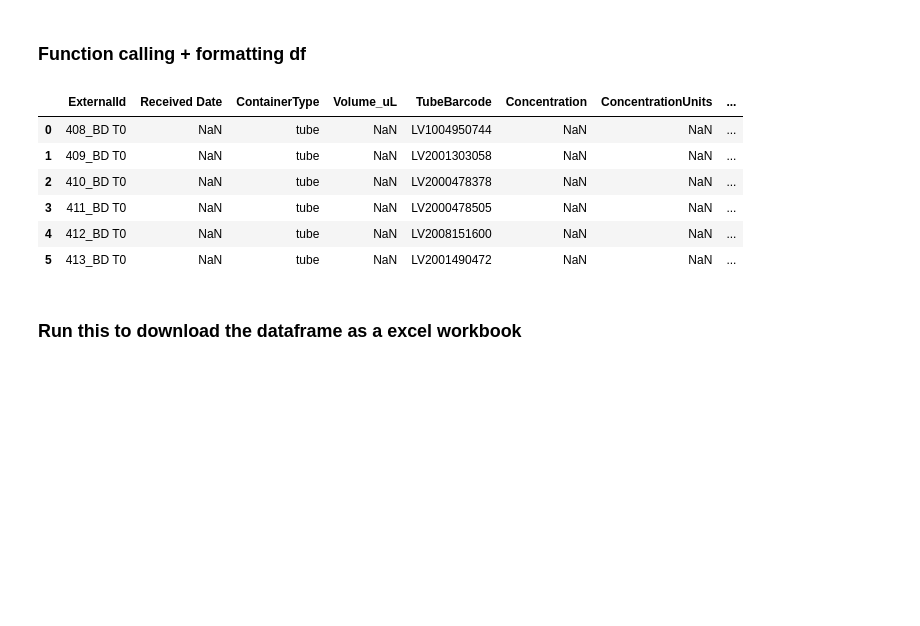
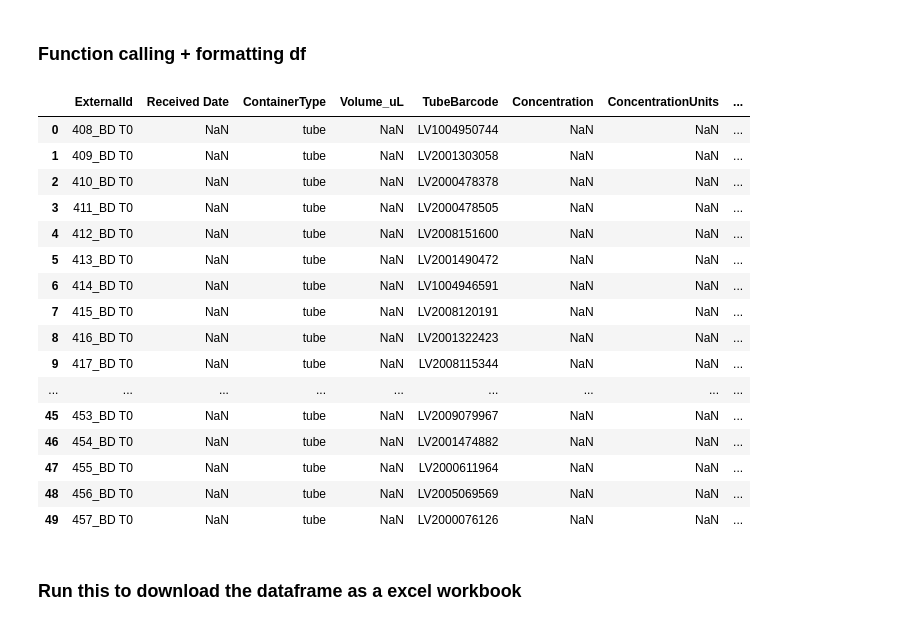
Before and after one commit to nalikapalayoor/clinical-data-cleaning-pipeline, a Jupyter notebook: raw_to_template.ipynb, the cells around one changed output. Saved outputs shown, nothing was run; the diff lists cells and outputs as text; code cells hidden in the pictures; blank space fills up the shorter version.

```diff
--- a/raw_to_template.ipynb
+++ b/raw_to_template.ipynb
@@ -88,7 +88,7 @@ biomarker_lookup = {
     "HER2": ["her2"],
     "ER": ["er", "estrogen receptor"],
     "PR": ["pr", "progesterone receptor"],
-    "FISH": ["fish"],
+    "HER2 FISH": ["fish"],
     "PDL1": ["pdl1"],
     "ALK": ["alk"],
     "ROS": ["ros"],
@@ -97,6 +97,8 @@ biomarker_lookup = {
     "PIK3CA": ["pik3ca"],
     "ESR1": ["esr1"],
     "AR": ["ar"],
+    "BRCA1": ["BRCA1"],
+    "BRCA2": ["BRCA2"]
 }
 
 pos_neg_mapping = {
@@ -213,7 +215,8 @@ def extract_menopause_status(row):
                         return clean_val
                 return "Unknown"
     return pd.NA
-'''
+
+
 # function to interpret HER2 status from complex strings
 def interpret_her2_status(val):
     """
@@ -254,6 +257,8 @@ def interpret_her2_status(val):
             return "HER2 2+ (FISH/ISH missing)"
 
     return pd.NA
+
+
 
 # function to extract and clean biomarker data from biomarker columns
 def extract_pos_neg_biomarker(row, biomarker_lookup, pos_neg_mapping):
@@ -303,7 +308,7 @@ def extract_pos_neg_biomarker(row, biomarker_lookup, pos_neg_mapping):
                 results[template_col]= mapped
 
     return results
-
+'''
 # functions to put the date and time in the correct format
 def clean_date(val):
     """
@@ -443,6 +448,7 @@ def extract_biomarkers_from_blob(blob, biomarker_lookup, pos_neg_mapping):
                                 mapped= "HER2 2+ (FISH/ISH missing)"
                         else:
                             mapped= pd.NA
+                        results['HER2 IHC']= her2_match.group(1)
                 else:
                     mapped= None
                     for label, values in pos_neg_mapping.items():
@@ -542,34 +548,44 @@ for template_col in column_mapping:
 # define columns that can be left blank if no data is present
 required_columns = [
     "Tube Barcode","Concentration Units","Single or Double Spun","Processing Method","Freeze Thaw Status","Project",
     "Matched FFPE Available","Surgery Type","Tumor Tissue Type","Other Sample Notes","Collection Site","Histology",
     "Sample Timepoint","Sample Timepoint Description","Detailed Anatomical Location","Grade","Tumor Size","TNM","Stage",
     "Stage_detailed","Morphology Code","Description of Morphology Code","Metastatic Sites","Vehicle Control","Media Conditions",
     "Additional Supplements to Media","Protocols for Harvesting Cell Lines","Menopausal Status","HER2 IHC","HER2","FISH",
     "HER2 Change from Previous Sample","ER","ER Notes","ER Status Change From Previous Sample","PR","PR Notes",
     "PR Status Change From Previous Sample","AR Notes","AR Status Change From Previous Sample","ROS","ALK","EGFR",
     "EGFR Allele Information","PDL1","KRAS","PIK3CA", "ESR1","BRCA1","BRCA2","FOLR1","Biomarker Notes","Country",
     "Gender","Race","SmokingHistory"
 ]
 
 
 
 # if a column is blank and not optional, fill with Not received
 for col in final.columns:
     if col in required_columns:
         final[col]= final[col].fillna("not received")
 
 # display the dataframe
 pd.set_option("display.max_columns",None)
-final.head(6)
+final.head(50)
 # %% [output]
 |  | ExternalId | Received Date | ContainerType | Volume_uL | TubeBarcode | Concentration | ConcentrationUnits | ... |
 | 0 | 408_BD T0 | NaN | tube | NaN | LV1004950744 | NaN | NaN | ... |
 | 1 | 409_BD T0 | NaN | tube | NaN | LV2001303058 | NaN | NaN | ... |
 | 2 | 410_BD T0 | NaN | tube | NaN | LV2000478378 | NaN | NaN | ... |
 | 3 | 411_BD T0 | NaN | tube | NaN | LV2000478505 | NaN | NaN | ... |
 | 4 | 412_BD T0 | NaN | tube | NaN | LV2008151600 | NaN | NaN | ... |
 | 5 | 413_BD T0 | NaN | tube | NaN | LV2001490472 | NaN | NaN | ... |
+| 6 | 414_BD T0 | NaN | tube | NaN | LV1004946591 | NaN | NaN | ... |
+| 7 | 415_BD T0 | NaN | tube | NaN | LV2008120191 | NaN | NaN | ... |
+| 8 | 416_BD T0 | NaN | tube | NaN | LV2001322423 | NaN | NaN | ... |
+| 9 | 417_BD T0 | NaN | tube | NaN | LV2008115344 | NaN | NaN | ... |
+| ... | ... | ... | ... | ... | ... | ... | ... | ... |
+| 45 | 453_BD T0 | NaN | tube | NaN | LV2009079967 | NaN | NaN | ... |
+| 46 | 454_BD T0 | NaN | tube | NaN | LV2001474882 | NaN | NaN | ... |
+| 47 | 455_BD T0 | NaN | tube | NaN | LV2000611964 | NaN | NaN | ... |
+| 48 | 456_BD T0 | NaN | tube | NaN | LV2005069569 | NaN | NaN | ... |
+| 49 | 457_BD T0 | NaN | tube | NaN | LV2000076126 | NaN | NaN | ... |
 # %% [markdown]
 ### Run this to download the dataframe as a excel workbook
 # %%
```
